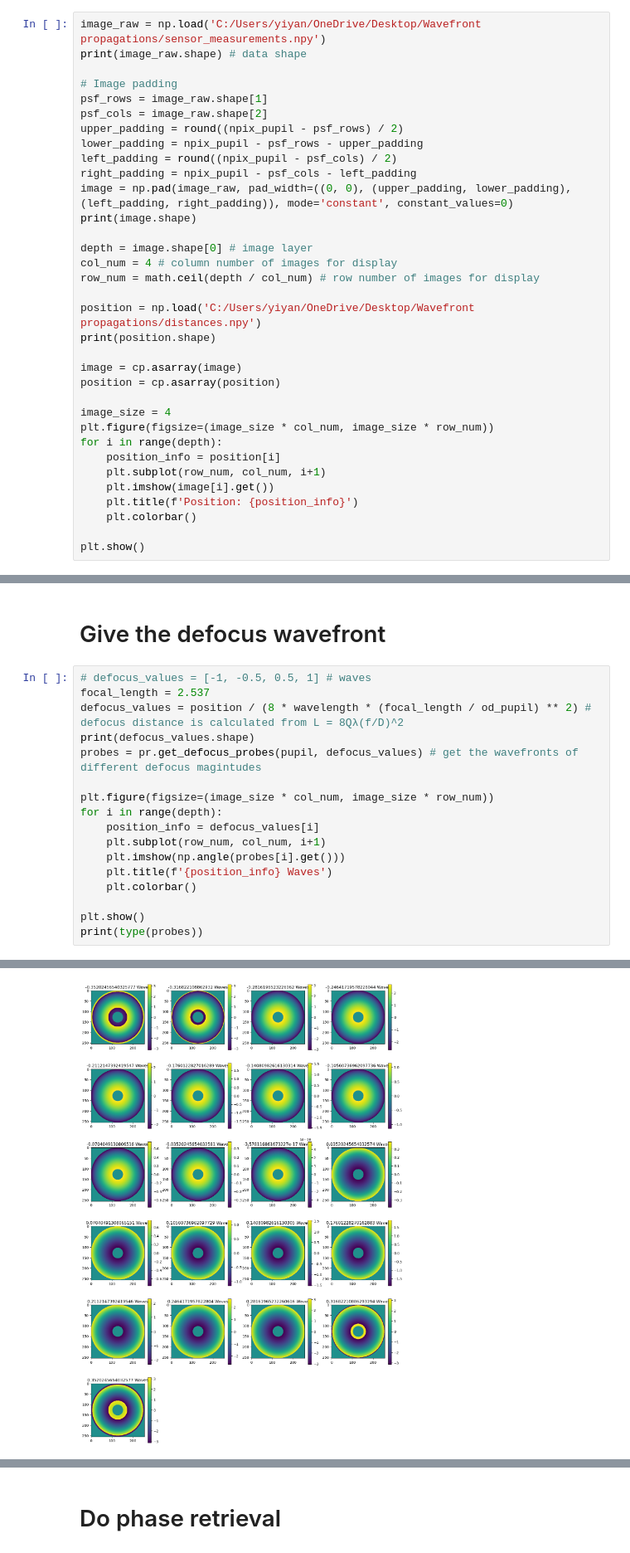
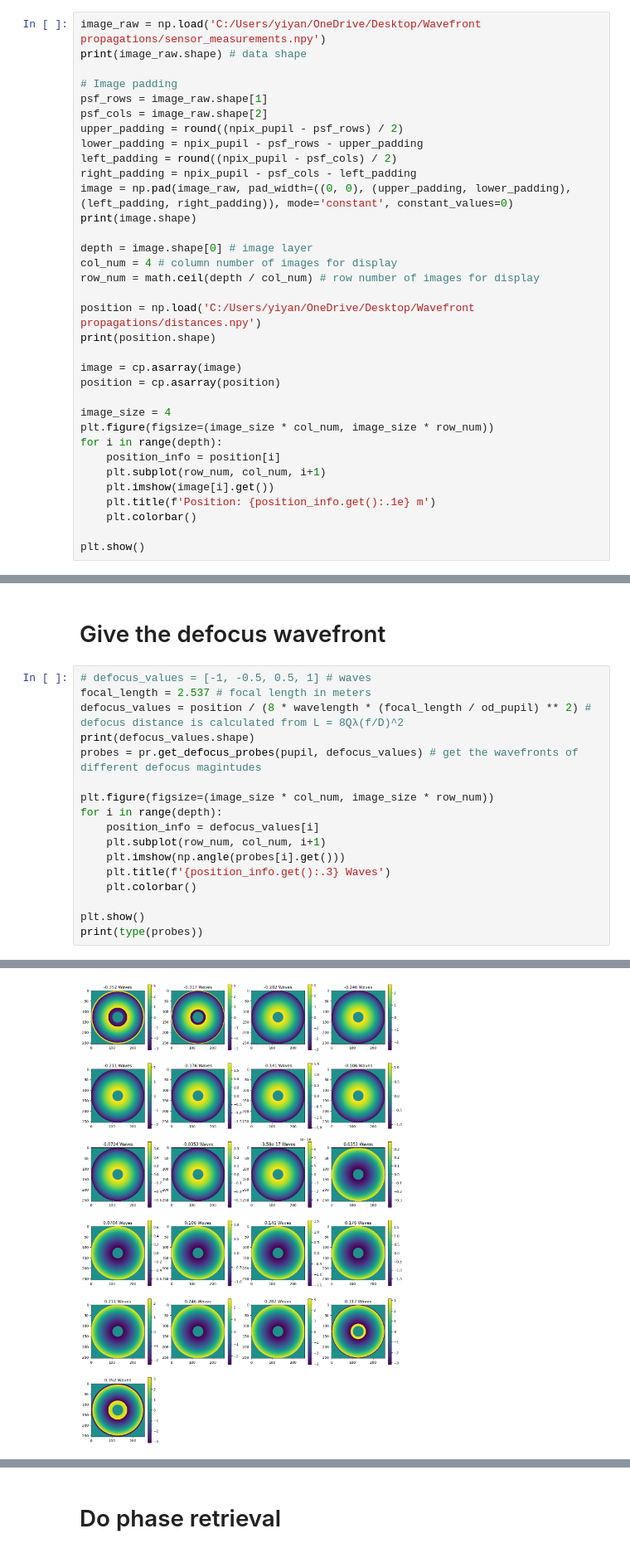
Before and after one commit to yiyanghuang0812/phase_retrieval, a Jupyter notebook: simulation_test.ipynb, the cells around one changed output, grey strips where cells are left out. Shown at 83% size. Drawn from its saved outputs; the diff is of its cells as text.

```diff
--- a/simulation_test.ipynb
+++ b/simulation_test.ipynb
@@ -63,7 +63,7 @@ for i in range(depth):
     position_info = position[i]
     plt.subplot(row_num, col_num, i+1)
     plt.imshow(image[i].get())
-    plt.title(f'Position: {position_info}')
+    plt.title(f'Position: {position_info.get():.1e} m')
     plt.colorbar()
 
 plt.show()
@@ -76,24 +76,24 @@ plt.show()
 # Give the defocus wavefront
 # %%
 # defocus_values = [-1, -0.5, 0.5, 1] # waves
-focal_length = 2.537
+focal_length = 2.537 # focal length in meters
 defocus_values = position / (8 * wavelength * (focal_length / od_pupil) ** 2) # defocus distance is calculated from L = 8Qλ(f/D)^2
 print(defocus_values.shape)
 probes = pr.get_defocus_probes(pupil, defocus_values) # get the wavefronts of different defocus magintudes
 
 plt.figure(figsize=(image_size * col_num, image_size * row_num))
 for i in range(depth):
     position_info = defocus_values[i]
     plt.subplot(row_num, col_num, i+1)
     plt.imshow(np.angle(probes[i].get()))
-    plt.title(f'{position_info} Waves')
+    plt.title(f'{position_info.get():.3} Waves')
     plt.colorbar()
 
 plt.show()
 print(type(probes))
 # %% [output]
 (21,)
-[figure, old version]
+[figure, new version]
 <class 'cupy.ndarray'>
 # %% [markdown]
 # Do phase retrieval
```
Also changed, not shown: parts of 2 cells of this notebook.
